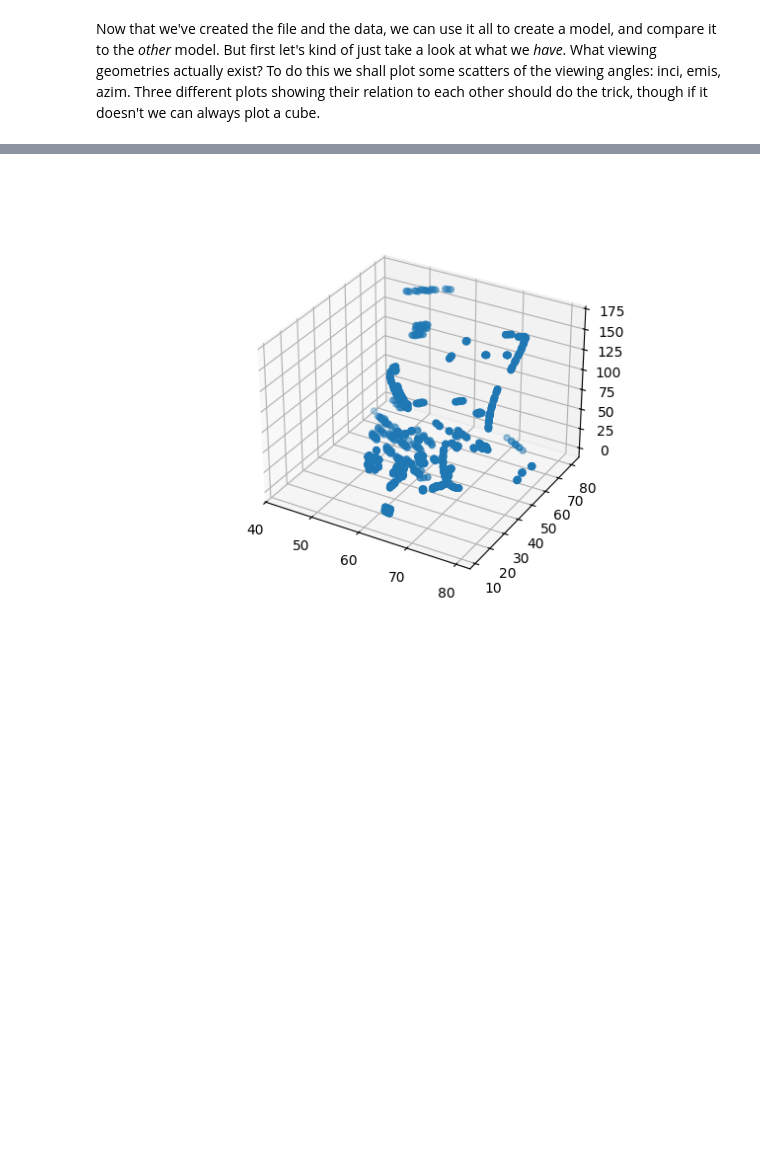
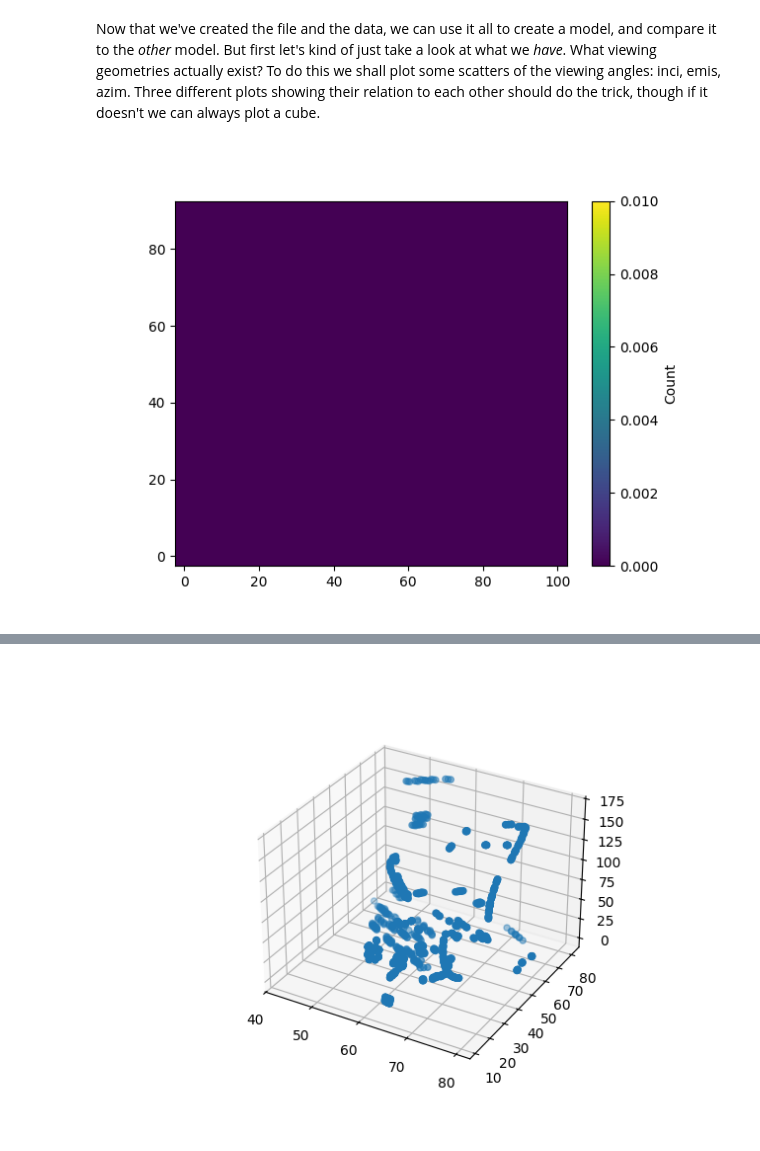
Before and after one commit to GMBlackjack/GMsNotes, a Jupyter notebook: SCRATCH WORK/LambertianSpecularDifferences/Specular Model Tester Present Comparison Method.ipynb, the cells around one changed output, grey strips where cells are left out. Saved outputs shown, nothing was run; the diff lists cells and outputs as text; code cells hidden in the pictures; blank space fills up the shorter version.

```diff
--- a/SCRATCH WORK/LambertianSpecularDifferences/Specular Model Tester Present Comparison Method.ipynb
+++ b/SCRATCH WORK/LambertianSpecularDifferences/Specular Model Tester Present Comparison Method.ipynb
@@ -980,3 +980,20 @@ CM_1787307197_1,T93,18,5,L,82.362915,339.4599,60.541107,42.066257,25.52118781715
 CM_1787307197_1,T93,18,6,L,82.596558,338.478729,60.805096,41.803444,25.589051209362417,10.819662,99.277321,0.189533,0.144446,0.148368,0.105718,0.081568,0.033638,0.032657,0.017268,
 # %% [markdown]
 Now that we've created the file and the data, we can use it all to create a model, and compare it to the *other* model. But first let's kind of just take a look at what we *have*. What viewing geometries actually exist? To do this we shall plot some scatters of the viewing angles: inci, emis, azim. Three different plots showing their relation to each other should do the trick, though if it doesn't we can always plot a cube.
+# %%
+# Read in the files
+inciP = []
+emisP = []
+azimP = []
+with open("C:\\Users\\deran\\Desktop\\GMsNotes\\SCRATCH WORK\\MaskMaker\\pixelResults.csv") as csv_file:
+    csv_reader = csv.reader(csv_file, delimiter=',')
+    line_count = 0
+    for row in csv_reader:
+        inciP.append(float(row[7]))
+        emisP.append(float(row[8]))
+        if (float(row[9]) > 200.):
+            azimP.append(math.radians(float(row[9])))
+        else:
+            azimP.append(float(row[9]))
+        line_count += 1
+#11 is the special distance. Sign is used to differentiate lake from land.
@@ -982,0 +1047,53 @@ Now that we've created the file and the data, we can use it all to create a mode
+# %%
+%matplotlib ipympl
+
+fig, ax = plt.subplots() #matplotlib's axis and figure notation is so annoying and obtuse...
+
+#Now we'd like to try to animate it.
+#https://matplotlib.org/stable/users/explain/animations/animations.html
+#Eventually had to use ChatGPT to help here. Could not get the ArtistAnimator to work, but it could
+#get the FuncAnimation to work--evidentially defining zz inside the funciton/loop was important.
+#Even though I thought I already tried that...
+
+#Now we actually need to get the slices
+#Set up x and y divisions.
+xx = np.linspace(0, 100, 21)
+yy = np.linspace(0, 90, 19)
+
+#The scale value for how much color detail we want:
+cmap = 'viridis'
+vmin=0
+vmax=0.01
+
+c = ax.pcolor(xx,yy, np.zeros((Y, X)), cmap=cmap,vmin=vmin,vmax=vmax)
+fig.colorbar(c, ax=ax, label='Count')
+# annoyance of animation: trying to update the color bar duplicates it.
+# so we need a "dummy" plot to initialize it before we start animating.
+
+#Making an array so the title can display the azimuth angle.
+angles = ["000", "005", "010", "015", "020", "025", "030", "035", "040", "045", "050", "055", "060", "065", "070", "075",
+             "080", "085", "090", "095", "100", "105", "110", "115", "120", "125", "130", "135", "140", "145", "150", "155",
+             "160", "165", "170", "175", "180"]
+
+def update(frame):
+    ax.clear()
+    zz = np.zeros((Y, X))
+    for x in range(X):
+        for y in range(Y):
+            zz[y][x] = realBinsS[x][y][frame]
+    azimuth = ax.pcolor(xx, yy, zz, cmap=cmap,vmin=vmin,vmax=vmax)
+    ax.set(xlim=[-2.5,102.5], ylim=[-2.5,92.5], xlabel='Incidence Angle', ylabel='Emission Angle',
+           title = 'Viewing Angle Bin Counts. Azimuth: '+str(angles[frame])+ ' degrees')
+
+
+ani = animation.FuncAnimation(fig, update, frames=Z, interval=500)
+
+# To save the animation using Pillow as a gif. Use FFMpegFileWriter for mp4.
+#writer = animation.FFMpegFileWriter(fps = 2)
+#ani.save('TEST2.mp4', writer = writer)
+#writer = animation.PillowWriter(fps=5)
+#ani.save('TEST2.gif', writer=writer)
+
+plt.show()
+# %% [output]
+[figure, added]
```
Also changed, not shown: parts of 9 cells of this notebook, 44 other files.
